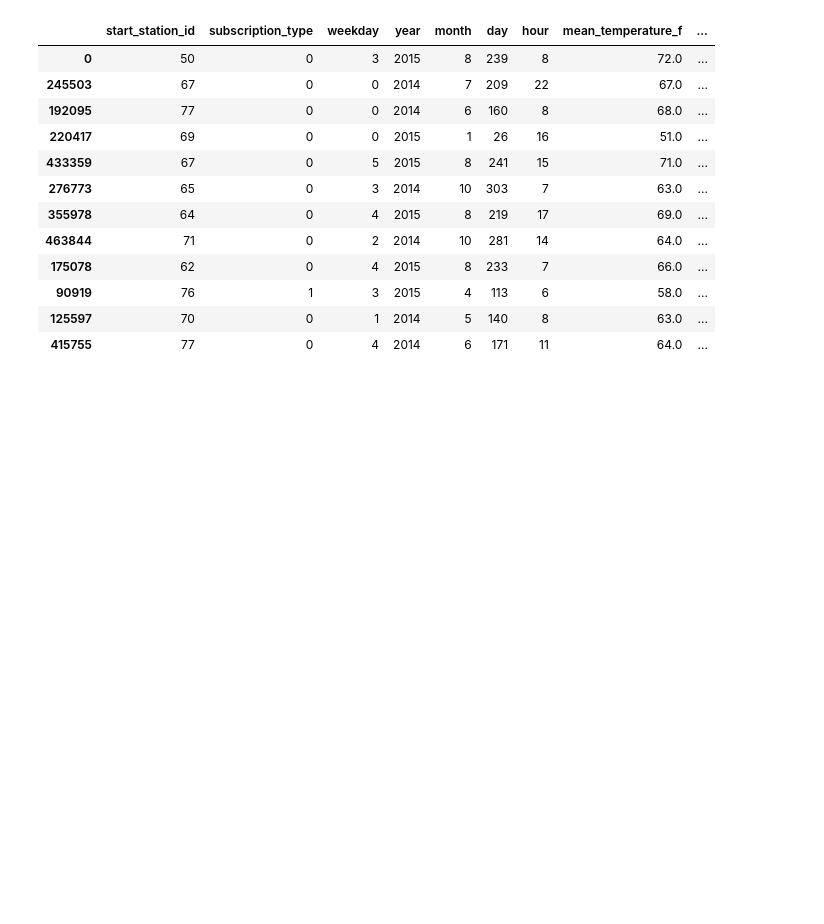
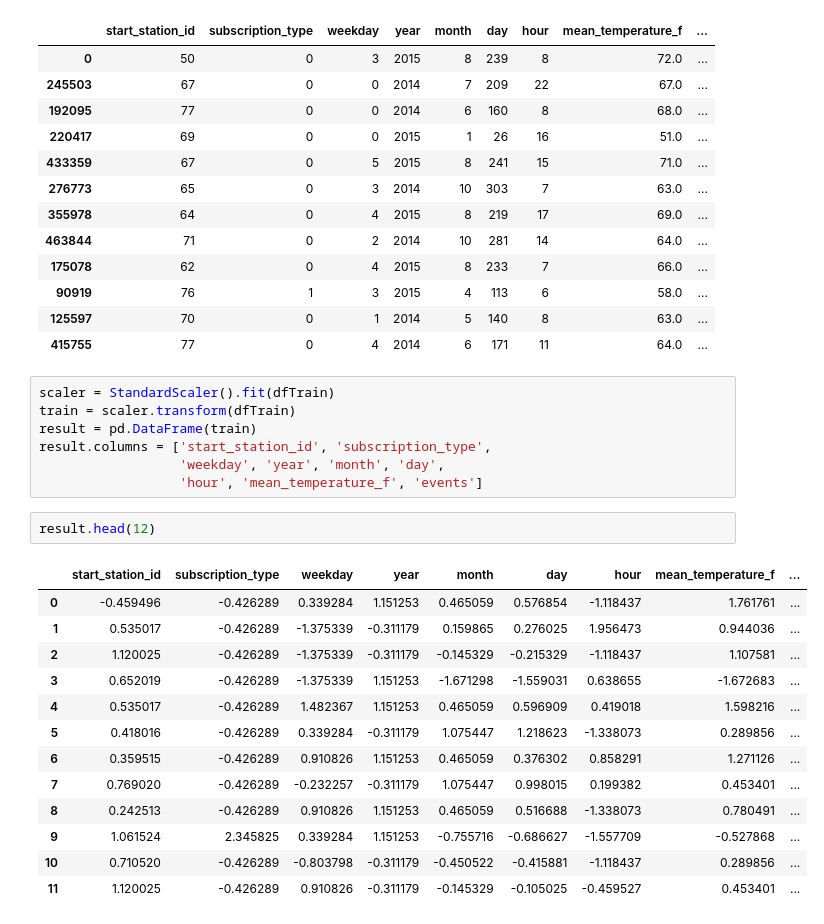
Before and after one commit to fpenovi/SFbikeTravelDuration, a Jupyter notebook: notebooks/code_drafts/KNN/PreProcessor_02.ipynb, the cells around one changed output. Saved outputs shown, nothing was run; the diff lists cells and outputs as text; blank space fills up the shorter version.

Commit message:
Agrego tabla de Data Scaling

```diff
--- a/notebooks/code_drafts/KNN/PreProcessor_02.ipynb
+++ b/notebooks/code_drafts/KNN/PreProcessor_02.ipynb
@@ -230,3 +232,26 @@ dfTrain.head(12)
 | 90919 | 76 | 1 | 3 | 2015 | 4 | 113 | 6 | 58.0 | ... |
 | 125597 | 70 | 0 | 1 | 2014 | 5 | 140 | 8 | 63.0 | ... |
 | 415755 | 77 | 0 | 4 | 2014 | 6 | 171 | 11 | 64.0 | ... |
+# %%
+scaler = StandardScaler().fit(dfTrain)
+train = scaler.transform(dfTrain)
+result = pd.DataFrame(train)
+result.columns = ['start_station_id', 'subscription_type',
+                  'weekday', 'year', 'month', 'day',
+                  'hour', 'mean_temperature_f', 'events']
+# %%
+result.head(12)
+# %% [output]
+|  | start_station_id | subscription_type | weekday | year | month | day | hour | mean_temperature_f | ... |
+| 0 | -0.459496 | -0.426289 | 0.339284 | 1.151253 | 0.465059 | 0.576854 | -1.118437 | 1.761761 | ... |
+| 1 | 0.535017 | -0.426289 | -1.375339 | -0.311179 | 0.159865 | 0.276025 | 1.956473 | 0.944036 | ... |
+| 2 | 1.120025 | -0.426289 | -1.375339 | -0.311179 | -0.145329 | -0.215329 | -1.118437 | 1.107581 | ... |
+| 3 | 0.652019 | -0.426289 | -1.375339 | 1.151253 | -1.671298 | -1.559031 | 0.638655 | -1.672683 | ... |
+| 4 | 0.535017 | -0.426289 | 1.482367 | 1.151253 | 0.465059 | 0.596909 | 0.419018 | 1.598216 | ... |
+| 5 | 0.418016 | -0.426289 | 0.339284 | -0.311179 | 1.075447 | 1.218623 | -1.338073 | 0.289856 | ... |
+| 6 | 0.359515 | -0.426289 | 0.910826 | 1.151253 | 0.465059 | 0.376302 | 0.858291 | 1.271126 | ... |
+| 7 | 0.769020 | -0.426289 | -0.232257 | -0.311179 | 1.075447 | 0.998015 | 0.199382 | 0.453401 | ... |
+| 8 | 0.242513 | -0.426289 | 0.910826 | 1.151253 | 0.465059 | 0.516688 | -1.338073 | 0.780491 | ... |
+| 9 | 1.061524 | 2.345825 | 0.339284 | 1.151253 | -0.755716 | -0.686627 | -1.557709 | -0.527868 | ... |
+| 10 | 0.710520 | -0.426289 | -0.803798 | -0.311179 | -0.450522 | -0.415881 | -1.118437 | 0.289856 | ... |
+| 11 | 1.120025 | -0.426289 | 0.910826 | -0.311179 | -0.145329 | -0.105025 | -0.459527 | 0.453401 | ... |
```
Also changed, not shown: parts of 1 cell of this notebook.
